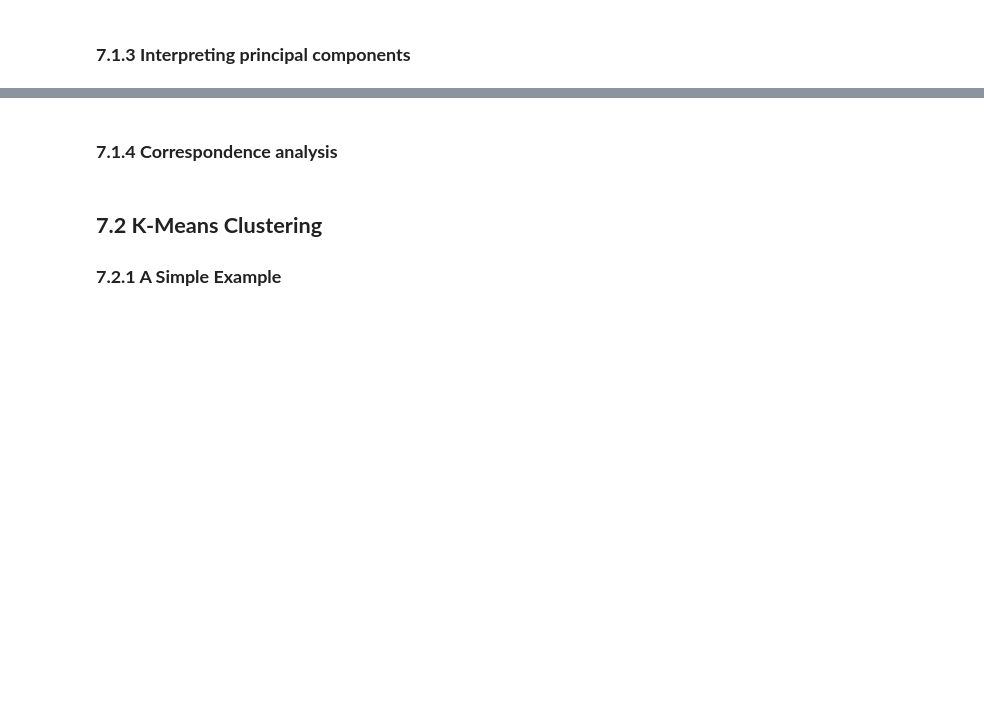
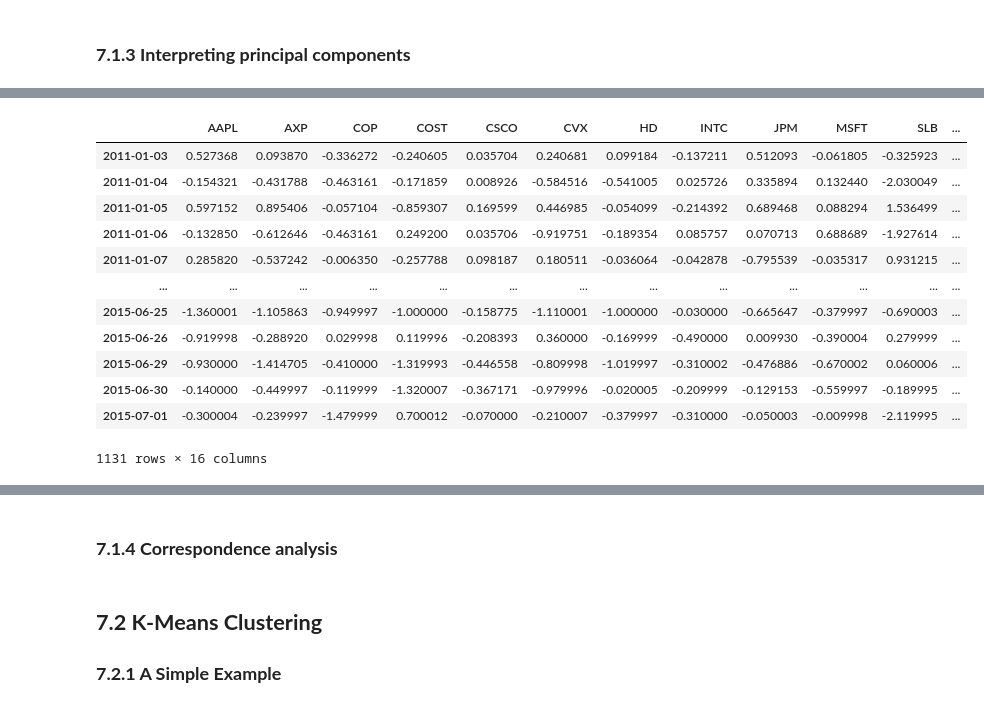
Before and after one commit to young-hwanlee/my-practical-statistics-for-data-scientists, a Jupyter notebook: Chapter_7_Unsupervised_Learning.ipynb, the cells around one changed output, grey strips where cells are left out. Drawn from its saved outputs; the diff is of its cells as text; code cells hidden in the pictures; blank space fills up the shorter version.

```diff
--- a/Chapter_7_Unsupervised_Learning.ipynb
+++ b/Chapter_7_Unsupervised_Learning.ipynb
@@ -119,14 +142,19 @@ plt.show()
 # %%
 syms = sorted(['AAPL', 'MSFT', 'CSCO', 'INTC', 'CVX', 'XOM', 'SLB', 'COP',
-        'JPM', 'WFC', 'USB', 'AXP', 'WMT', 'TGT', 'HD', 'COST'])
+               'JPM', 'WFC', 'USB', 'AXP', 'WMT', 'TGT', 'HD', 'COST'])
 top_sp = sp500_px.loc[sp500_px.index >= '2011-01-01', syms]
-
-sp_pca = PCA()
-sp_pca.fit(top_sp)
-
-explained_variance = pd.DataFrame(sp_pca.explained_variance_)
-ax = explained_variance.head(10).plot.bar(legend=False, figsize=(4, 4))
-ax.set_xlabel('Component')
-
-plt.tight_layout()
-plt.show()
+top_sp
+# %% [output]
+|  | AAPL | AXP | COP | COST | CSCO | CVX | HD | INTC | JPM | MSFT | SLB | ... |
+| 2011-01-03 | 0.527368 | 0.093870 | -0.336272 | -0.240605 | 0.035704 | 0.240681 | 0.099184 | -0.137211 | 0.512093 | -0.061805 | -0.325923 | ... |
+| 2011-01-04 | -0.154321 | -0.431788 | -0.463161 | -0.171859 | 0.008926 | -0.584516 | -0.541005 | 0.025726 | 0.335894 | 0.132440 | -2.030049 | ... |
+| 2011-01-05 | 0.597152 | 0.895406 | -0.057104 | -0.859307 | 0.169599 | 0.446985 | -0.054099 | -0.214392 | 0.689468 | 0.088294 | 1.536499 | ... |
+| 2011-01-06 | -0.132850 | -0.612646 | -0.463161 | 0.249200 | 0.035706 | -0.919751 | -0.189354 | 0.085757 | 0.070713 | 0.688689 | -1.927614 | ... |
+| 2011-01-07 | 0.285820 | -0.537242 | -0.006350 | -0.257788 | 0.098187 | 0.180511 | -0.036064 | -0.042878 | -0.795539 | -0.035317 | 0.931215 | ... |
+| ... | ... | ... | ... | ... | ... | ... | ... | ... | ... | ... | ... | ... |
+| 2015-06-25 | -1.360001 | -1.105863 | -0.949997 | -1.000000 | -0.158775 | -1.110001 | -1.000000 | -0.030000 | -0.665647 | -0.379997 | -0.690003 | ... |
+| 2015-06-26 | -0.919998 | -0.288920 | 0.029998 | 0.119996 | -0.208393 | 0.360000 | -0.169999 | -0.490000 | 0.009930 | -0.390004 | 0.279999 | ... |
+| 2015-06-29 | -0.930000 | -1.414705 | -0.410000 | -1.319993 | -0.446558 | -0.809998 | -1.019997 | -0.310002 | -0.476886 | -0.670002 | 0.060006 | ... |
+| 2015-06-30 | -0.140000 | -0.449997 | -0.119999 | -1.320007 | -0.367171 | -0.979996 | -0.020005 | -0.209999 | -0.129153 | -0.559997 | -0.189995 | ... |
+| 2015-07-01 | -0.300004 | -0.239997 | -1.479999 | 0.700012 | -0.070000 | -0.210007 | -0.379997 | -0.310000 | -0.050003 | -0.009998 | -2.119995 | ... |
+1131 rows × 16 columns
```
Also changed, not shown: parts of 5 cells of this notebook.
